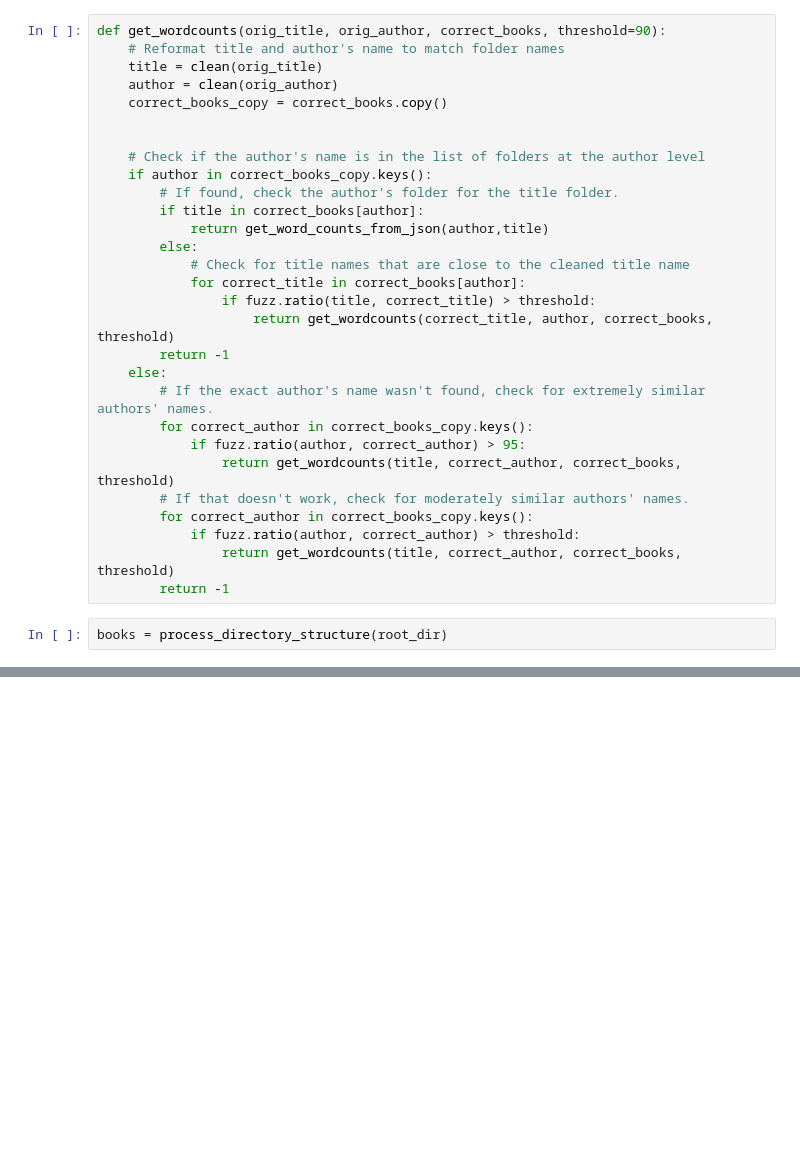
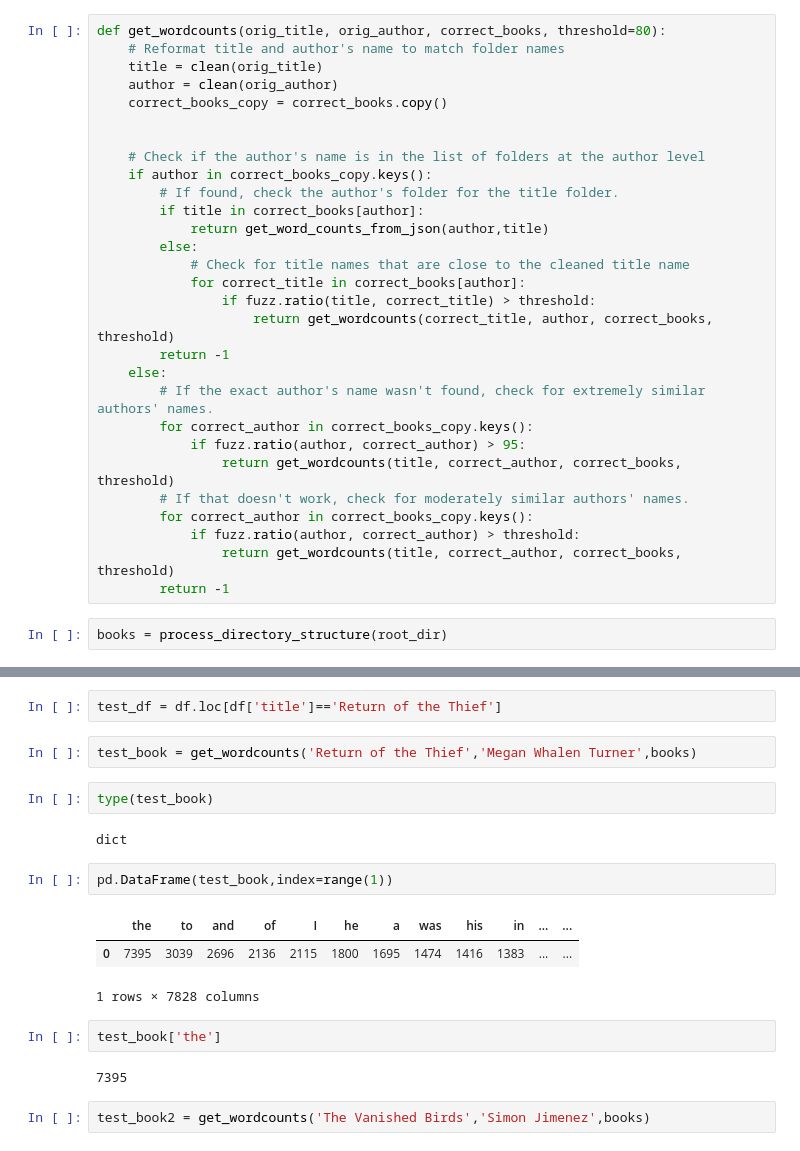
Before and after one commit to MsEM11/Genre_Prediction, a Jupyter notebook: Notebooks/1_4_Wordcount_data.ipynb, the cells around one changed output, grey strips where cells are left out. Saved outputs shown, nothing was run; the diff lists cells and outputs as text; blank space fills up the shorter version.

Commit message:
Began appending wordcount data to dataframe

```diff
--- a/Notebooks/1_4_Wordcount_data.ipynb
+++ b/Notebooks/1_4_Wordcount_data.ipynb
@@ -62,7 +63,7 @@ def clean(name):
     name = name.lower().replace(' ','-').replace('&','and').replace('.-','-').replace('.','-').strip('-')
     return name
 # %%
-def get_wordcounts(orig_title, orig_author, correct_books, threshold=90):
+def get_wordcounts(orig_title, orig_author, correct_books, threshold=80):
     # Reformat title and author's name to match folder names
     title = clean(orig_title)
     author = clean(orig_author)
@@ -110,0 +112,20 @@ df.loc[df['author'] == 'Amelia Abraham']
+# %%
+test_df = df.loc[df['title']=='Return of the Thief']
+# %%
+test_book = get_wordcounts('Return of the Thief','Megan Whalen Turner',books)
+# %%
+type(test_book)
+# %% [output]
+dict
+# %%
+pd.DataFrame(test_book,index=range(1))
+# %% [output]
+|  | the | to | and | of | I | he | a | was | his | in | ... | ... |
+| 0 | 7395 | 3039 | 2696 | 2136 | 2115 | 1800 | 1695 | 1474 | 1416 | 1383 | ... | ... |
+1 rows × 7828 columns
+# %%
+test_book['the']
+# %% [output]
+7395
+# %%
+test_book2 = get_wordcounts('The Vanished Birds','Simon Jimenez',books)
```
Also changed, not shown: parts of 33 cells of this notebook.
